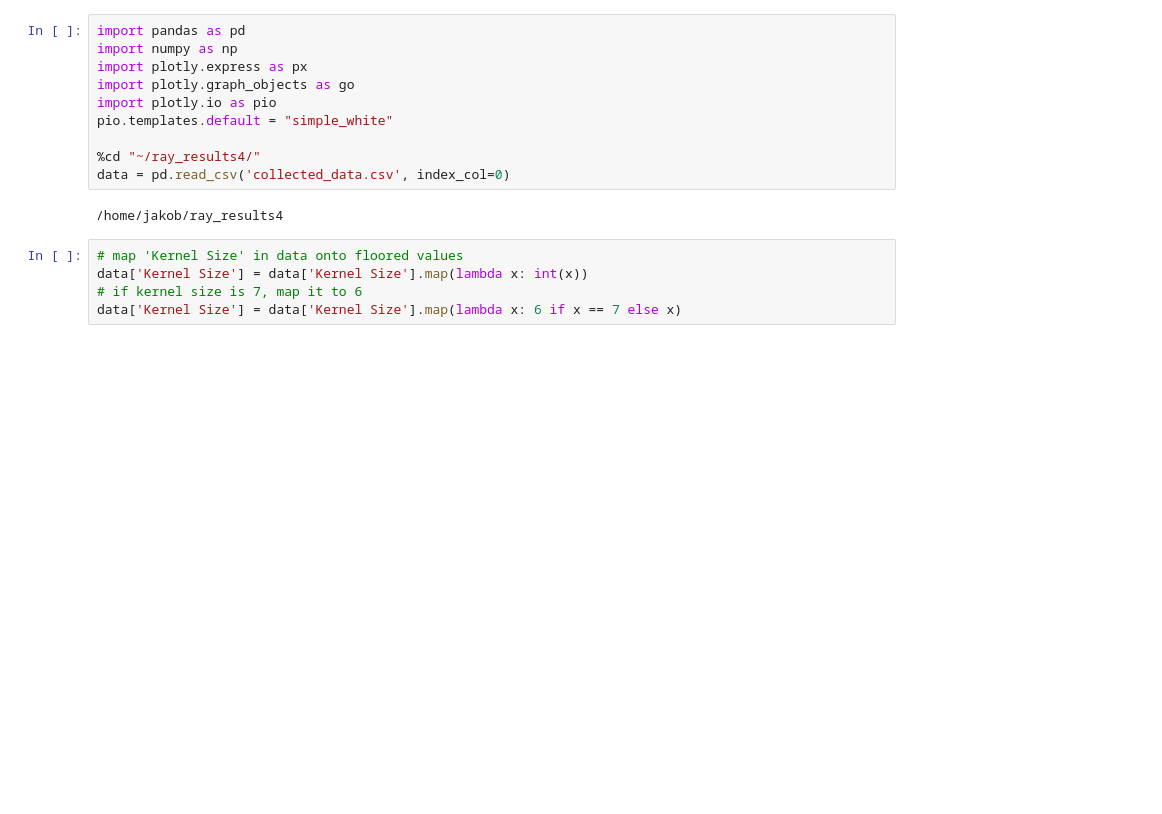
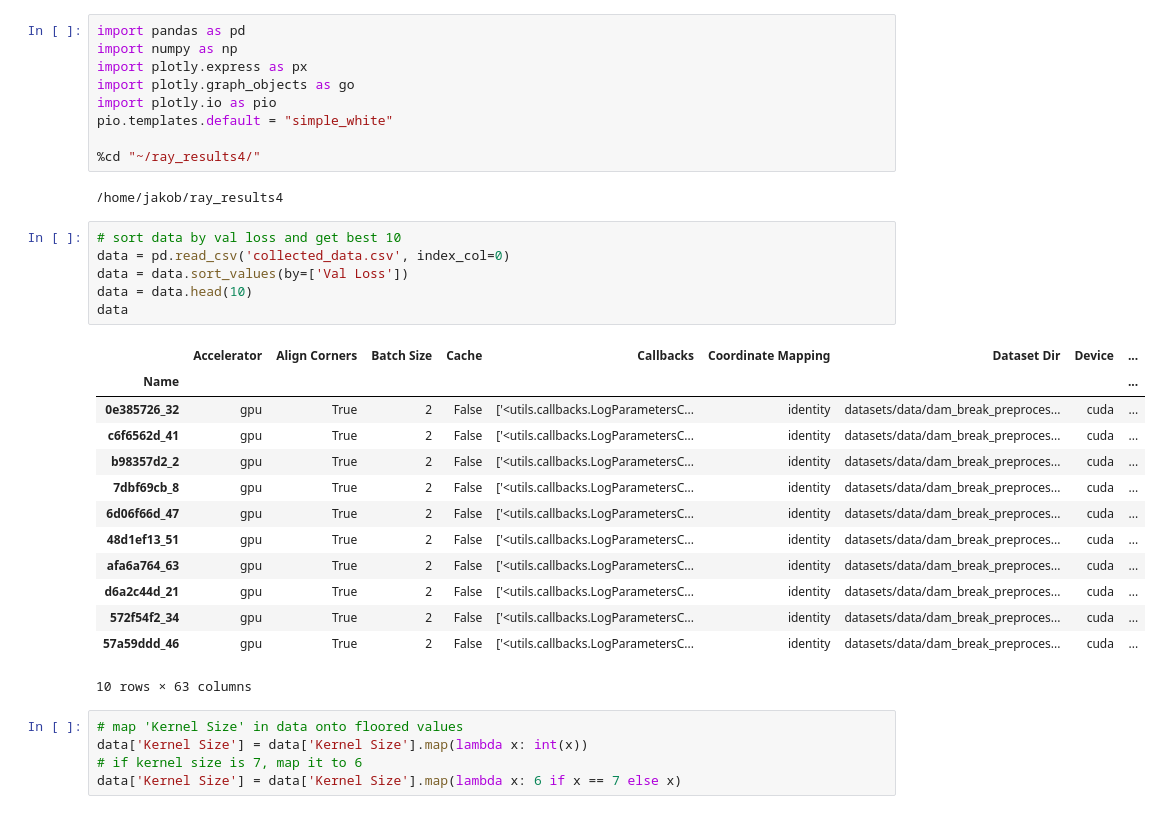
Before and after one commit to anieum/GNNDensityGradients, a Jupyter notebook: notebooks/Evaluation2.ipynb, the cells around one changed output. Cells and saved outputs as stored; diff of their text form; blank space fills up the shorter version.

```diff
--- a/notebooks/Evaluation2.ipynb
+++ b/notebooks/Evaluation2.ipynb
@@ -7,9 +7,28 @@ import plotly.io as pio
 pio.templates.default = "simple_white"
 
 %cd "~/ray_results4/"
-data = pd.read_csv('collected_data.csv', index_col=0)
 # %% [output]
 /home/jakob/ray_results4
+# %%
+# sort data by val loss and get best 10
+data = pd.read_csv('collected_data.csv', index_col=0)
+data = data.sort_values(by=['Val Loss'])
+data = data.head(10)
+data
+# %% [output]
+|  | Accelerator | Align Corners | Batch Size | Cache | Callbacks | Coordinate Mapping | Dataset Dir | Device | ... |
+| Name |  |  |  |  |  |  |  |  | ... |
+| 0e385726_32 | gpu | True | 2 | False | ['<utils.callbacks.LogParametersC... | identity | datasets/data/dam_break_preproces... | cuda | ... |
+| c6f6562d_41 | gpu | True | 2 | False | ['<utils.callbacks.LogParametersC... | identity | datasets/data/dam_break_preproces... | cuda | ... |
+| b98357d2_2 | gpu | True | 2 | False | ['<utils.callbacks.LogParametersC... | identity | datasets/data/dam_break_preproces... | cuda | ... |
+| 7dbf69cb_8 | gpu | True | 2 | False | ['<utils.callbacks.LogParametersC... | identity | datasets/data/dam_break_preproces... | cuda | ... |
+| 6d06f66d_47 | gpu | True | 2 | False | ['<utils.callbacks.LogParametersC... | identity | datasets/data/dam_break_preproces... | cuda | ... |
+| 48d1ef13_51 | gpu | True | 2 | False | ['<utils.callbacks.LogParametersC... | identity | datasets/data/dam_break_preproces... | cuda | ... |
+| afa6a764_63 | gpu | True | 2 | False | ['<utils.callbacks.LogParametersC... | identity | datasets/data/dam_break_preproces... | cuda | ... |
+| d6a2c44d_21 | gpu | True | 2 | False | ['<utils.callbacks.LogParametersC... | identity | datasets/data/dam_break_preproces... | cuda | ... |
+| 572f54f2_34 | gpu | True | 2 | False | ['<utils.callbacks.LogParametersC... | identity | datasets/data/dam_break_preproces... | cuda | ... |
+| 57a59ddd_46 | gpu | True | 2 | False | ['<utils.callbacks.LogParametersC... | identity | datasets/data/dam_break_preproces... | cuda | ... |
+10 rows × 63 columns
 # %%
 # map 'Kernel Size' in data onto floored values
 data['Kernel Size'] = data['Kernel Size'].map(lambda x: int(x))
```
Also changed, not shown: parts of 23 cells of this notebook, 3 other files.
